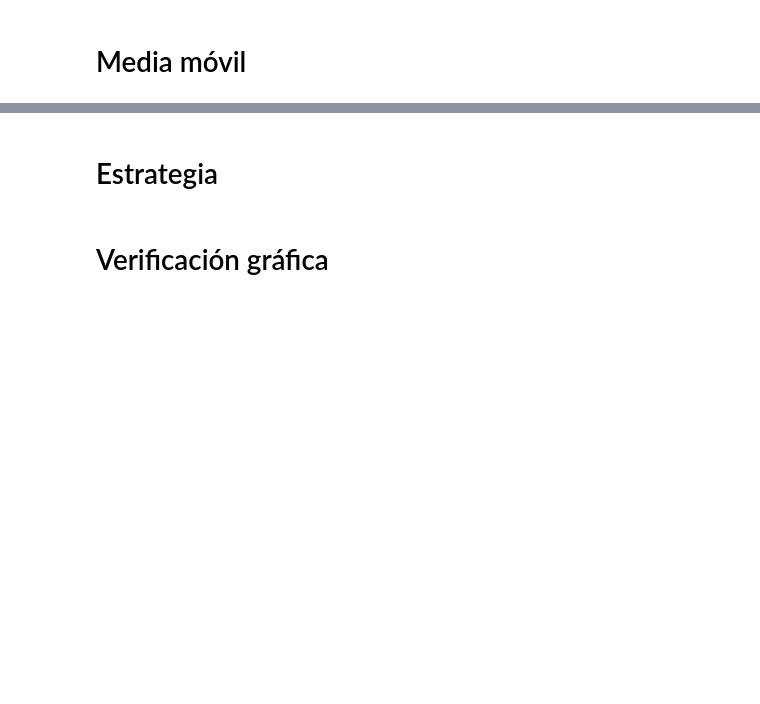
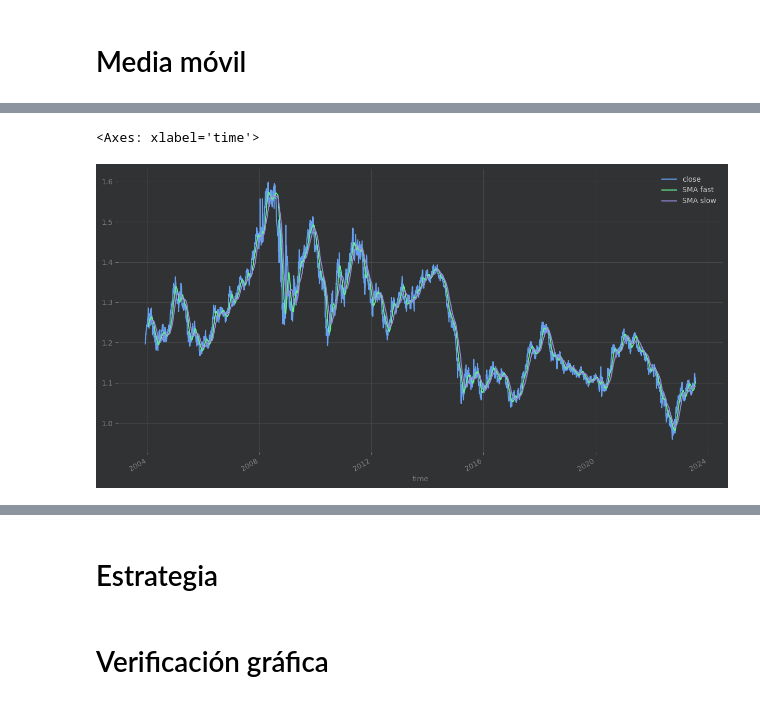
Before and after one commit to luissoler57/trading-algoritmico-a-z-con-python, a Jupyter notebook: ES_TA_Capítulo_04_Crea_tu_primera_estrategia_de_trading.ipynb, the cells around one changed output, grey strips where cells are left out. Cells and saved outputs as stored; diff of their text form; code cells hidden in the pictures; blank space fills up the shorter version.

```diff
--- a/ES_TA_Capítulo_04_Crea_tu_primera_estrategia_de_trading.ipynb
+++ b/ES_TA_Capítulo_04_Crea_tu_primera_estrategia_de_trading.ipynb
@@ -38,17 +39,24 @@ import matplotlib.pyplot as plt
 
 import matplotlib as mpl
 from matplotlib import cycler
-colors = cycler('color',
-                ['#669FEE', '#66EE91', '#9988DD',
-                 '#EECC55', '#88BB44', '#FFBBBB'])
-plt.rc('figure', facecolor='#313233')
-plt.rc('axes', facecolor="#313233", edgecolor='none',
-       axisbelow=True, grid=True, prop_cycle=colors,
-       labelcolor='gray')
-plt.rc('grid', color='474A4A', linestyle='solid')
-plt.rc('xtick', color='gray')
-plt.rc('ytick', direction='out', color='gray')
-plt.rc('legend', facecolor="#313233", edgecolor="#313233")
+
+colors = cycler(
+    "color", ["#669FEE", "#66EE91", "#9988DD", "#EECC55", "#88BB44", "#FFBBBB"]
+)
+plt.rc("figure", facecolor="#313233")
+plt.rc(
+    "axes",
+    facecolor="#313233",
+    edgecolor="none",
+    axisbelow=True,
+    grid=True,
+    prop_cycle=colors,
+    labelcolor="gray",
+)
+plt.rc("grid", color="474A4A", linestyle="solid")
+plt.rc("xtick", color="gray")
+plt.rc("ytick", direction="out", color="gray")
+plt.rc("legend", facecolor="#313233", edgecolor="#313233")
 plt.rc("text", color="#C9C9C9")
 # %% [markdown]
 #  Gestionar los datos
@@ -106,2 +115,9 @@ df
 # %% [markdown]
 # Media móvil
+# %%
+# SMA = Media Móvil Simple (simple moving average)
+# df["close"] = En la columna "close"
+# rolling(3) = Desplazar filas  en 3
+# mean() = Calcular el promedio
+df["SMA fast"] = df["close"].rolling(3).mean()
+df
@@ -107,0 +139,12 @@ df
+# %%
+# Crear simple moving average de 30 dias
+df["SMA fast"] = df["close"].rolling(30).mean()
+
+# Simple Moving Average
+df["SMA slow"] = df["close"].rolling(60).mean()
+# %%
+# Plot the results
+df[["close", "SMA fast", "SMA slow"]].plot(figsize=(15, 8))
+# %% [output]
+<Axes: xlabel='time'>
+[figure, added]
```
Also changed, not shown: parts of 14 cells of this notebook, 1 other file.
